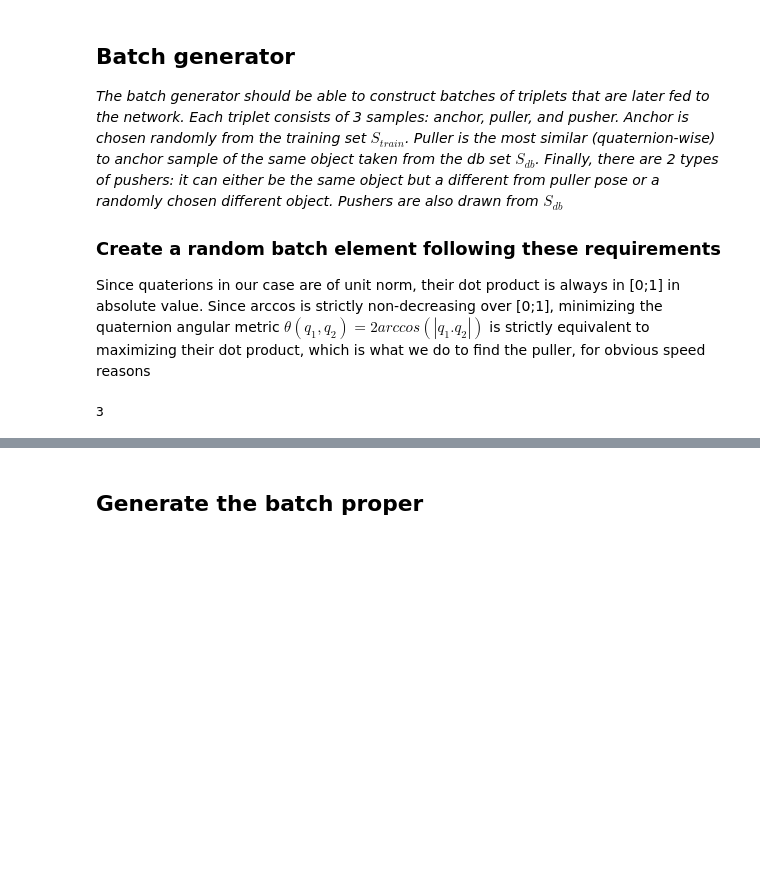
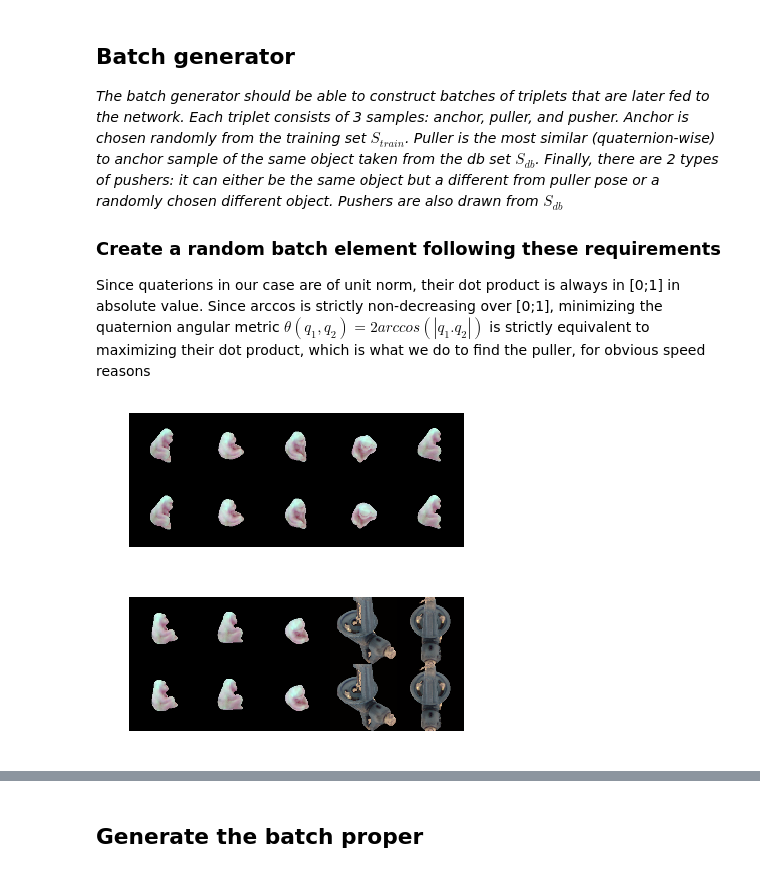
Before and after one commit to Zhuyue0324/TDCV, a Jupyter notebook: ex3/TDCVex3.ipynb, the cells around one changed output, grey strips where cells are left out. Cells and saved outputs as stored; diff of their text form; code cells hidden in the pictures; blank space fills up the shorter version.

```diff
--- a/ex3/TDCVex3.ipynb
+++ b/ex3/TDCVex3.ipynb
@@ -221,20 +254,36 @@ from puller pose or a randomly chosen different object. Pushers are also drawn f
 
 Since quaterions in our case are of unit norm, their dot product is always in [0;1] in absolute value. Since arccos is strictly non-decreasing over [0;1], minimizing the quaternion angular metric $\theta(q_1, q_2) = 2 arccos(|q_1.q_2|)$ is strictly equivalent to maximizing their dot product, which is what we do to find the puller, for obvious speed reasons
 # %%
-def find_puller(quat):
+def find_puller(quat, c):
     best_puller = 0
     best_result = 0
-    for index in range(len(S_DB.quats)):
-        current_result = abs(np.dot(quat, S_DB.quats[index]))
+    # only look for a puller of the same class!
+    for index in range(len(S_DB.quats) // 5):
+        current_result = abs(np.dot(quat, S_DB.quats[index + c*len(S_DB.quats) // 5]))
         if current_result > best_result:
             best_puller = index
             best_result = current_result
-    return best_puller
+    return best_puller + c*len(S_DB.quats) // 5
-# %%
-# Sanity check :p
-print(find_puller(S_DB.quats[3]))
-# %% [output]
-3
+# %%
+for a in range(1):
+    images = []
+    for i in range(10):
+        k = random.randrange(0,300)
+        images.append(S_TRAIN.images[k])
+        p = find_puller(S_TRAIN.quats[k], S_TRAIN.classes[k])
+        images.append(S_DB.images[p])
+    visualize(images, [[2*k for k in range(5)], [2*k+1 for k in range(5)]])
+
+    images = []
+    for i in range(5):
+        k = random.randrange(0,300)
+        images.append(S_DB.images[k])
+        p = find_puller(S_DB.quats[k], S_DB.classes[k])
+        images.append(S_DB.images[p])
+    visualize(images, [[2*k for k in range(5)], [2*k+1 for k in range(5)]])
+# %% [output]
+[figure, added]
+[figure, added]
 # %%
 def find_pusher(index, change_pose=0.5):
     nb_poses_per_object = len(S_DB.quats) // 5
```
Also changed, not shown: parts of 16 cells of this notebook.
